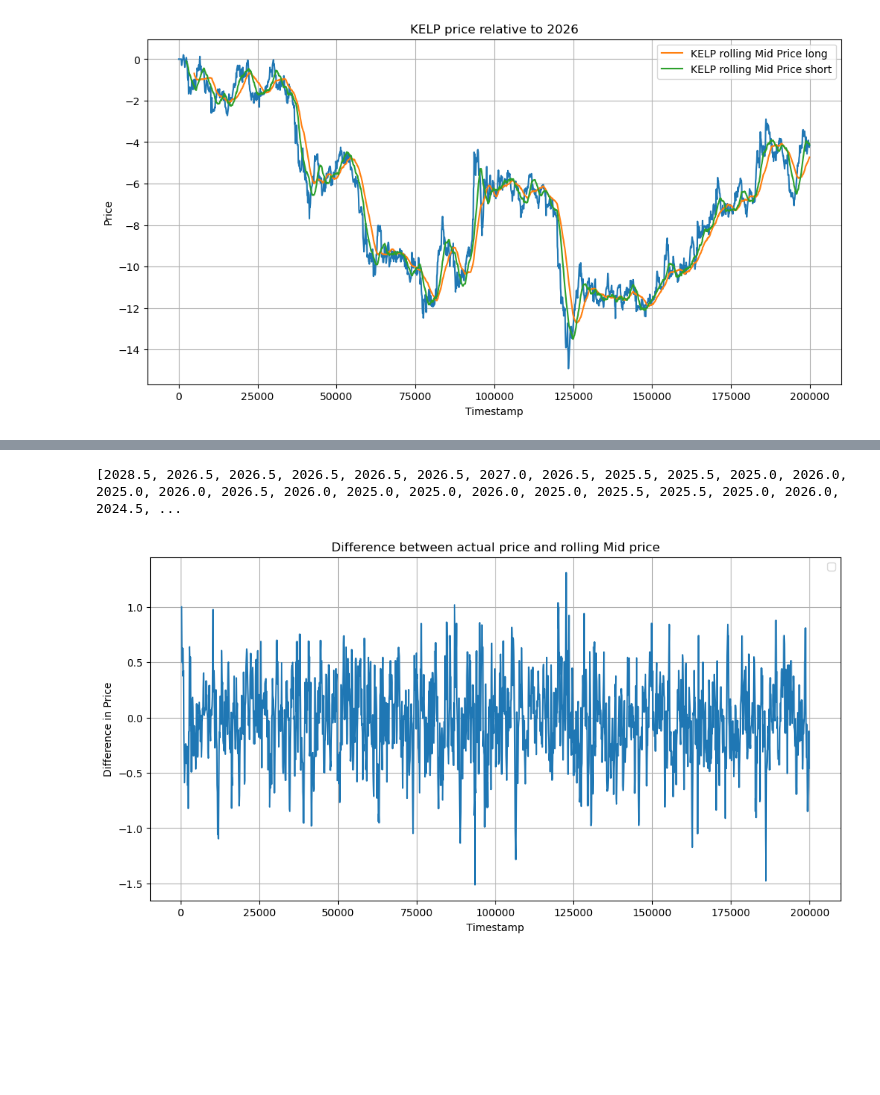
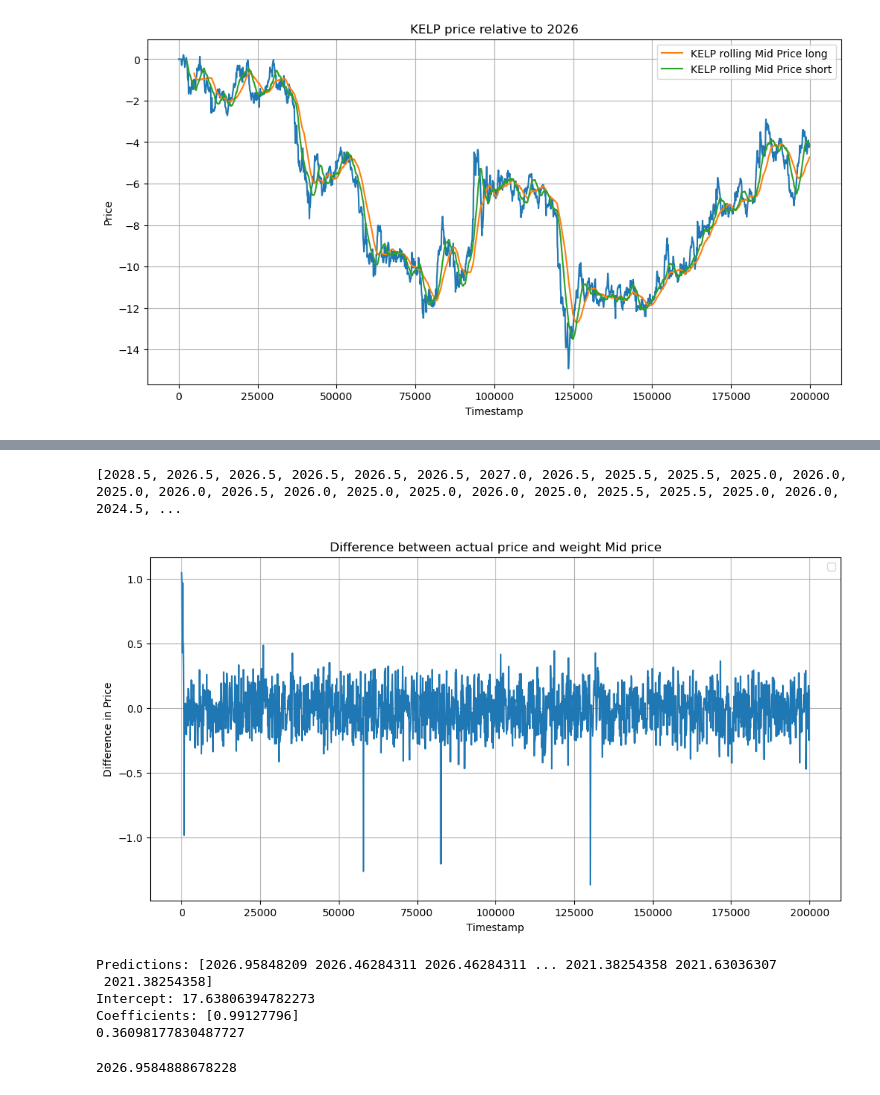
Before and after one commit to UlrichVestuche/IMC-Prosperity-3, a Jupyter notebook: Tutorial Gleb/data_ga.ipynb, the cells around one changed output, grey strips where cells are left out. Cells and saved outputs as stored; diff of their text form; code cells hidden in the pictures; blank space fills up the shorter version.

```diff
--- a/Tutorial Gleb/data_ga.ipynb
+++ b/Tutorial Gleb/data_ga.ipynb
@@ -137,24 +189,83 @@ NameError: name 'df_kelp_roll_mid_long' is not defined
 # %%
 df_kelp = df_check[df_check['product'] == 'KELP']
 time = df_kelp['timestamp']
 
 print(list(df_kelp['mid_price']))
 
-df_kelp_rolling_mid = [(x - 2026) for x in df_kelp['mid_price'].rolling(window=4).mean()]
+df_kelp_rolling_mid = [(x) for x in df_kelp['mid_price'].rolling(window=4).mean()]
 
-df_kelp_mid_std = [(df_kelp_rolling_mid[i] - list(df_kelp['profit_and_loss'])[i]) for i in range(len(time))]
+df_kelp_weighted_mid = [(x) for x in mid_weight]
+
+
+df_kelp_mid_std = [(df_kelp_weighted_mid[i] - list(df_kelp['profit_and_loss'])[i]  - 2026 ) for i in range(len(time))]
 
 plt.figure(figsize=(12, 6))
 plt.plot(time, df_kelp_mid_std)
 plt.xlabel('Timestamp')
 plt.ylabel('Difference in Price')
-plt.title('Difference between actual price and rolling Mid price')
+plt.title('Difference between actual price and weight Mid price')
 plt.legend()
 plt.grid(True)
 plt.show()
 # %% [output]
 [2028.5, 2026.5, 2026.5, 2026.5, 2026.5, 2026.5, 2027.0, 2026.5, 2025.5, 2025.5, 2025.0, 2026.0, 2025.0, 2026.0, 2026.5, 2026.0, 2025.0, 2025.0, 2026.0, 2025.0, 2025.5, 2025.5, 2025.0, 2026.0, 2024.5, ...
-[figure, old version]
+[figure, new version]
+# %%
+import numpy as np
+import math
+from sklearn.linear_model import LinearRegression
+from sklearn.metrics import mean_squared_error
+
+# Linear Regression model
+model = LinearRegression()
+
+kelp_mid = [(x) for x in df_kelp['mid_price']]
+rolling_mid = [(x) for x in df_kelp['mid_price'].rolling(window=4).mean()]
+
+actual_price = list(df_kelp['profit_and_loss'])
+time_lst = list(df_kelp['timestamp'])
+
+Vars = []
+y = []
+time = []
+
+for i in range(3,len(rolling_mid)):
+    Vars.append([rolling_mid[i]])
+    y.append(actual_price[i] + 2026)
+    time.append(time_lst[i])
+
+X = np.array(Vars)
+
+# Fitting the model
+model.fit(X, y)
+
+# Prediction
+y_pred = model.predict(X)
+print("Predictions:", y_pred)
+
+# Coefficients and intercept
+print("Intercept:", model.intercept_)
+print("Coefficients:", model.coef_)
+
+print(math.sqrt(mean_squared_error(y, y_pred)))
+# %% [output]
+Predictions: [2026.95848209 2026.46284311 2026.46284311 ... 2021.38254358 2021.63036307
+ 2021.38254358]
+Intercept: 17.63806394782273
+Coefficients: [0.99127796]
+0.36098177830487727
+# %%
+import numpy as np
+
+window_lst = [kelp_mid[0], kelp_mid[1], kelp_mid[2], kelp_mid[3]]
+beta_0 = 17.63806394782273
+beta_lst = [0.99127796]
+
+fairprice = beta_0 + beta_lst[0] * np.mean(window_lst)
+
+print(fairprice)
+# %% [output]
+2026.9584888678228
 # %%
 import numpy as np
 import math
```
Also changed, not shown: parts of 10 cells of this notebook, 4 other files.
